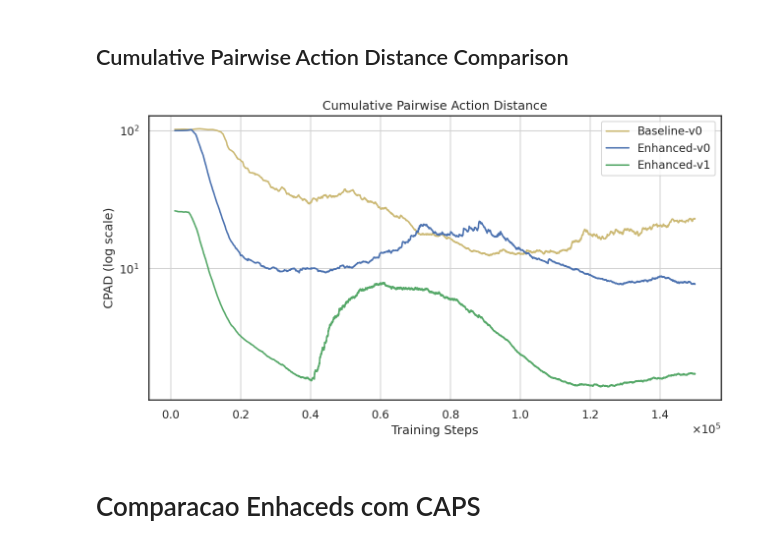
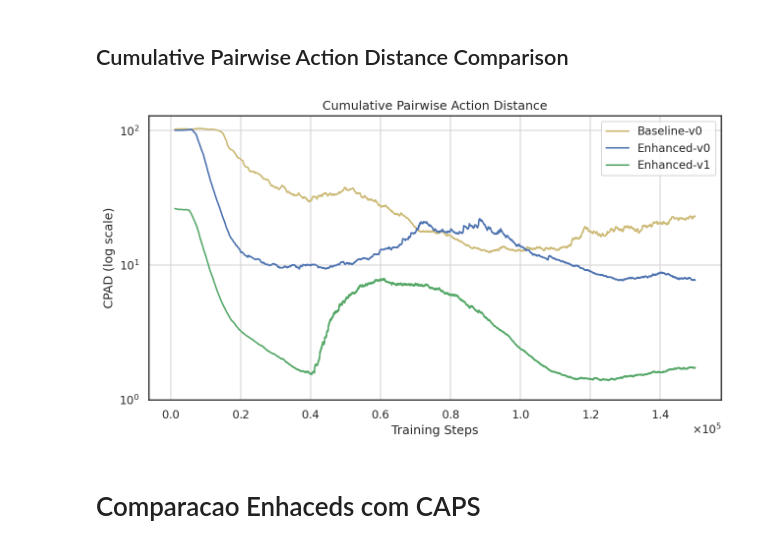
Before and after one commit to goncamateus/Planning-the-path-with-rl, a Jupyter notebook: results_analysis/plots_relatorio.ipynb, the cells around one changed output. Drawn from its saved outputs; the diff is of its cells as text; code cells hidden in the pictures.

```diff
--- a/results_analysis/plots_relatorio.ipynb
+++ b/results_analysis/plots_relatorio.ipynb
@@ -36,9 +39,9 @@ plot_steps(steps_1_table, steps_1_envs)
 # %%
 cpad_0_envs = ["Baseline-v0", "Enhanced-v0", "Enhanced-v1"]
 cpad_table_0 = get_table(pd.read_csv("CPAD_0.csv"), cpad_0_envs, "action_var")
-plot_cpad(cpad_table_0, cpad_0_envs)
+plot_cpad(cpad_table_0, cpad_0_envs, y_ticks=[1, 10, 100])
 # %% [output]
-[figure, old version]
+[figure, new version]
 # %% [markdown]
 # Comparacao Enhaceds com CAPS
 # %% [markdown]
```
Also changed, not shown: parts of 3 cells of this notebook, 1 other file.
